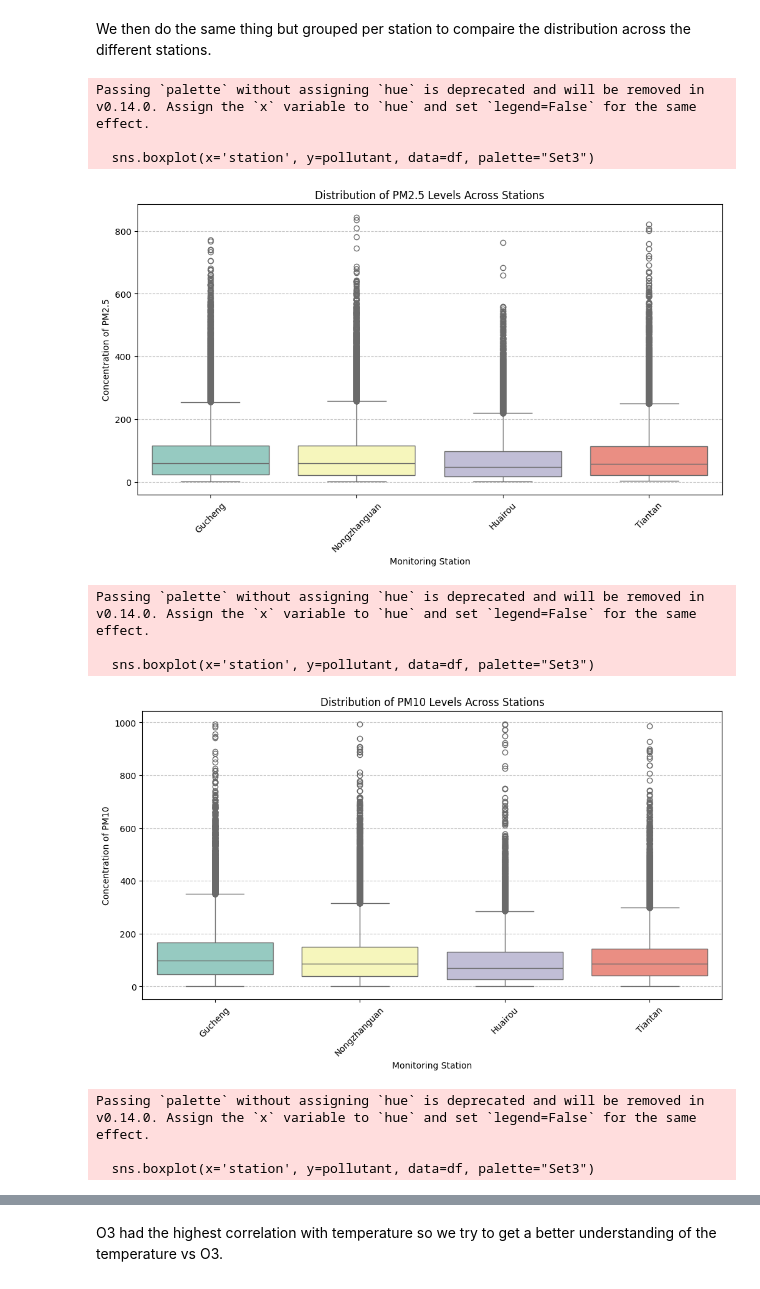
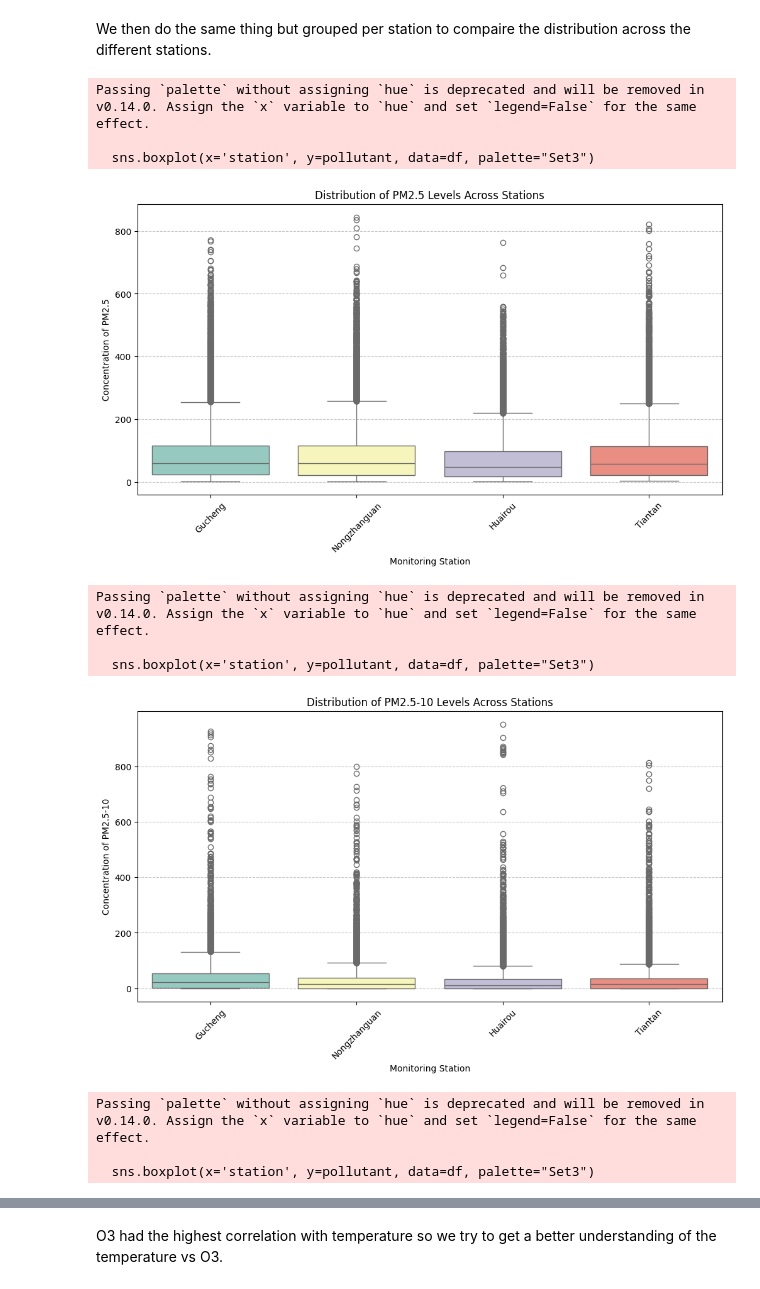
Before and after one commit to SarahPauwels-ucll/prog_for_data_analysis, a Jupyter notebook: load_data.ipynb, the cells around one changed output, grey strips where cells are left out. Cells and saved outputs as stored; diff of their text form; code cells hidden in the pictures.

```diff
--- a/load_data.ipynb
+++ b/load_data.ipynb
@@ -558,27 +558,27 @@ plt.show()
 # %% [markdown]
 We then do the same thing but grouped per station to compaire the distribution across the different stations.
 # %%
-pollutants = ['PM2.5', 'PM10', 'SO2', 'NO2', 'O3', 'CO']
+pollutants = ['PM2.5', 'PM2.5-10', 'SO2', 'NO2', 'O3', 'CO']
 
 # Generating boxplots for each pollutant
 for pollutant in pollutants:
     plt.figure(figsize=(12, 6))
     sns.boxplot(x='station', y=pollutant, data=df, palette="Set3")
     plt.xticks(rotation=45)
     plt.title(f'Distribution of {pollutant} Levels Across Stations')
     plt.ylabel(f'Concentration of {pollutant}')
     plt.xlabel('Monitoring Station')
     plt.grid(axis='y', linestyle='--', alpha=0.7)
     plt.show()
 # %% [output]
 Passing `palette` without assigning `hue` is deprecated and will be removed in v0.14.0. Assign the `x` variable to `hue` and set `legend=False` for the same effect.
 
   sns.boxplot(x='station', y=pollutant, data=df, palette="Set3")
 [figure]
 Passing `palette` without assigning `hue` is deprecated and will be removed in v0.14.0. Assign the `x` variable to `hue` and set `legend=False` for the same effect.
 
   sns.boxplot(x='station', y=pollutant, data=df, palette="Set3")
-[figure, old version]
+[figure, new version]
 Passing `palette` without assigning `hue` is deprecated and will be removed in v0.14.0. Assign the `x` variable to `hue` and set `legend=False` for the same effect.
 
   sns.boxplot(x='station', y=pollutant, data=df, palette="Set3")
```
Also changed, not shown: parts of 15 cells of this notebook.
